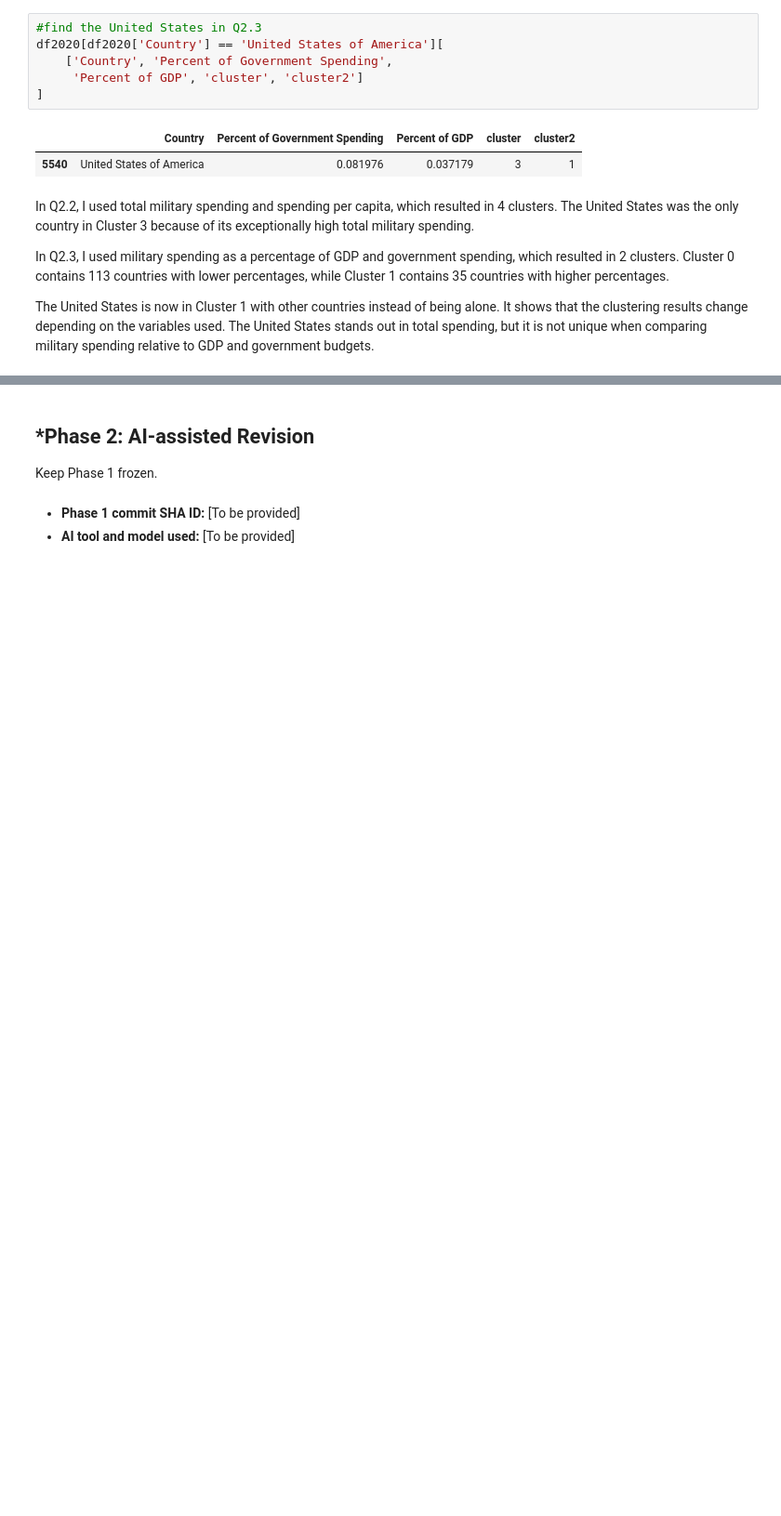
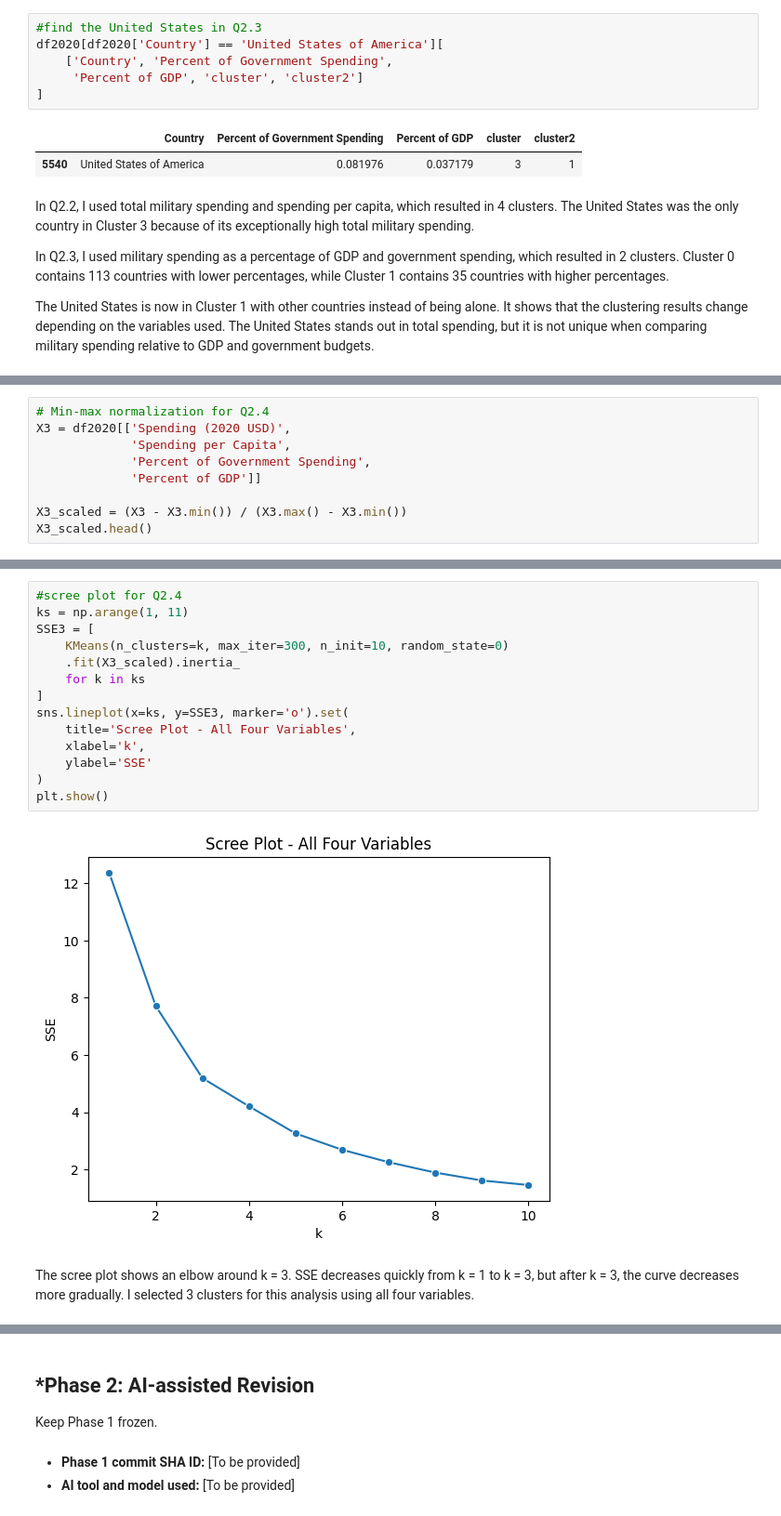
Before and after one commit to raffaellaalpaca-ai/A04-clustering, a Jupyter notebook: notebook.ipynb, the cells around one changed output, grey strips where cells are left out. Shown at 93% size. Cells and saved outputs as stored; diff of their text form; blank space fills up the shorter version.

```diff
--- a/notebook.ipynb
+++ b/notebook.ipynb
@@ -441,0 +444,9 @@ The United States is now in Cluster 1 with other countries instead of being alon
+# %%
+# Min-max normalization for Q2.4
+X3 = df2020[['Spending (2020 USD)',
+             'Spending per Capita',
+             'Percent of Government Spending',
+             'Percent of GDP']]
+
+X3_scaled = (X3 - X3.min()) / (X3.max() - X3.min())
+X3_scaled.head()
@@ -441,0 +460,18 @@ The United States is now in Cluster 1 with other countries instead of being alon
+# %%
+#scree plot for Q2.4
+ks = np.arange(1, 11)
+SSE3 = [
+    KMeans(n_clusters=k, max_iter=300, n_init=10, random_state=0)
+    .fit(X3_scaled).inertia_
+    for k in ks
+]
+sns.lineplot(x=ks, y=SSE3, marker='o').set(
+    title='Scree Plot - All Four Variables',
+    xlabel='k',
+    ylabel='SSE'
+)
+plt.show()
+# %% [output]
+[figure, added]
+# %% [markdown]
+The scree plot shows an elbow around k = 3. SSE decreases quickly from k = 1 to k = 3, but after k = 3, the curve decreases more gradually. I selected 3 clusters for this analysis using all four variables.
```
Also changed, not shown: parts of 8 cells of this notebook.
